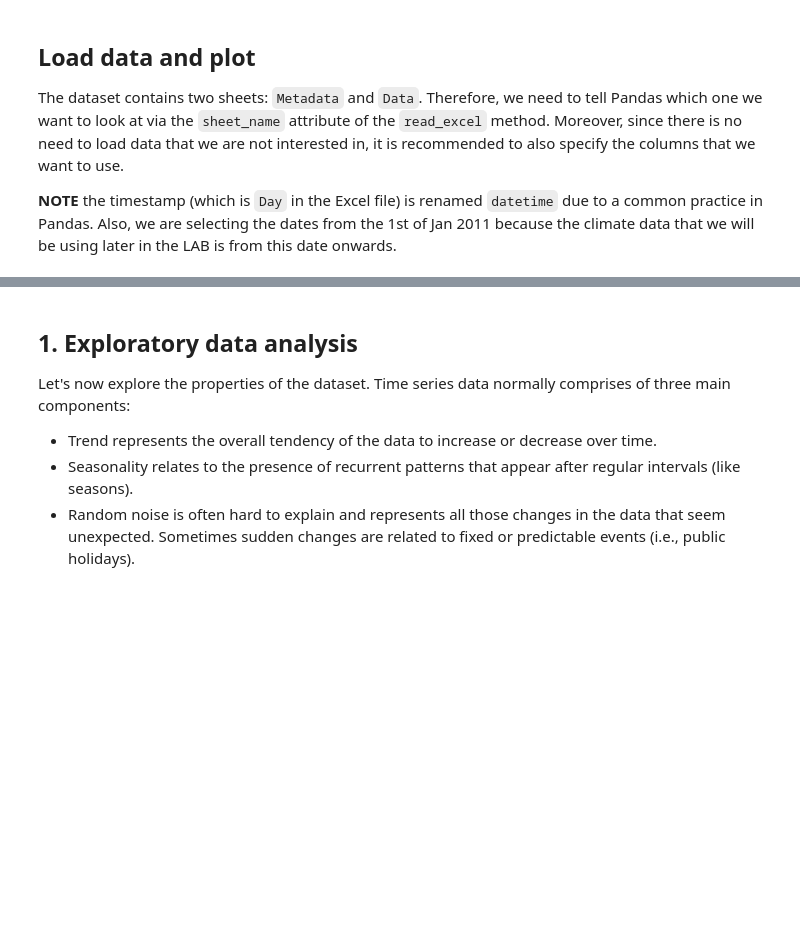
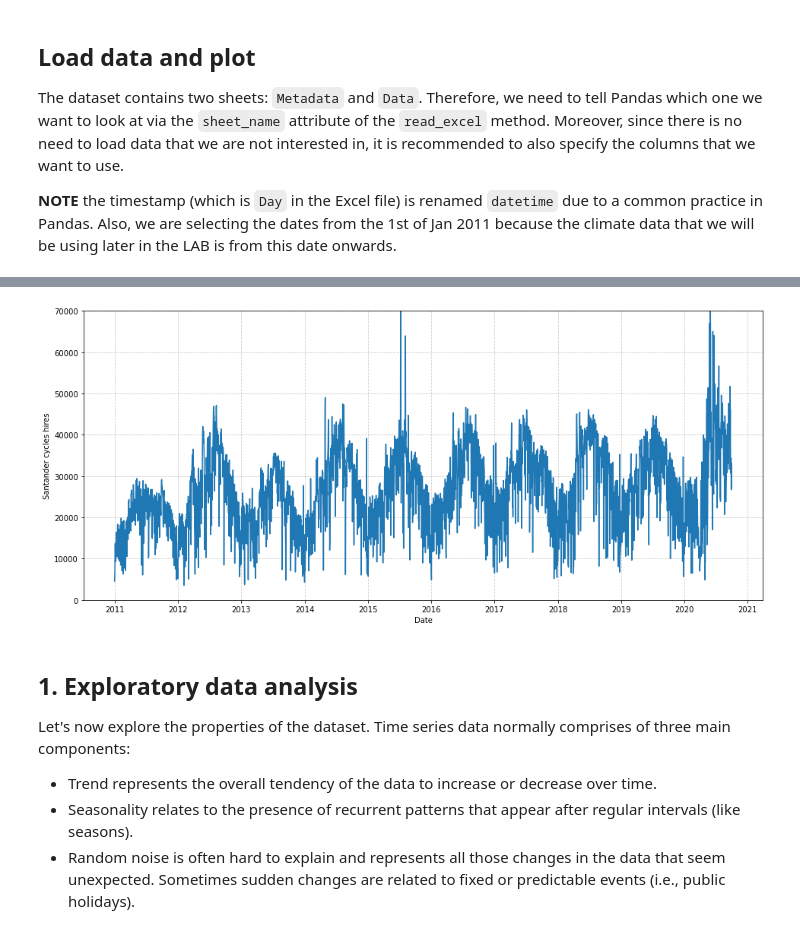
Before and after one commit to UCL-ELEC0136/5-forecasting-Trinity-Actual, a Jupyter notebook: LAB5.ipynb, the cells around one changed output, grey strips where cells are left out. Saved outputs shown, nothing was run; the diff lists cells and outputs as text; code cells hidden in the pictures; blank space fills up the shorter version.

Commit message:
Runthrough Lab 5
Ran through lab 5 to understand basics of data forecasting

```diff
--- a/LAB5.ipynb
+++ b/LAB5.ipynb
@@ -45,3 +54,16 @@ cycle_df
+# %%
+#### Plot the cycle data time series ####
+fig, ax = plt.subplots(figsize=(16, 7))
+ax.plot(cycle_df)
+ax.grid(ls='--', c='k', alpha=0.2)
+ax.set_ylim(0, 70000)
+ax.set_xlabel('Date')
+ax.set_ylabel('Santander cycles hires')
+plt.show()
+
+##############
+# %% [output]
+[figure, added]
 # %% [markdown]
 ## 1. Exploratory data analysis
 
```
Also changed, not shown: parts of 29 cells of this notebook.
